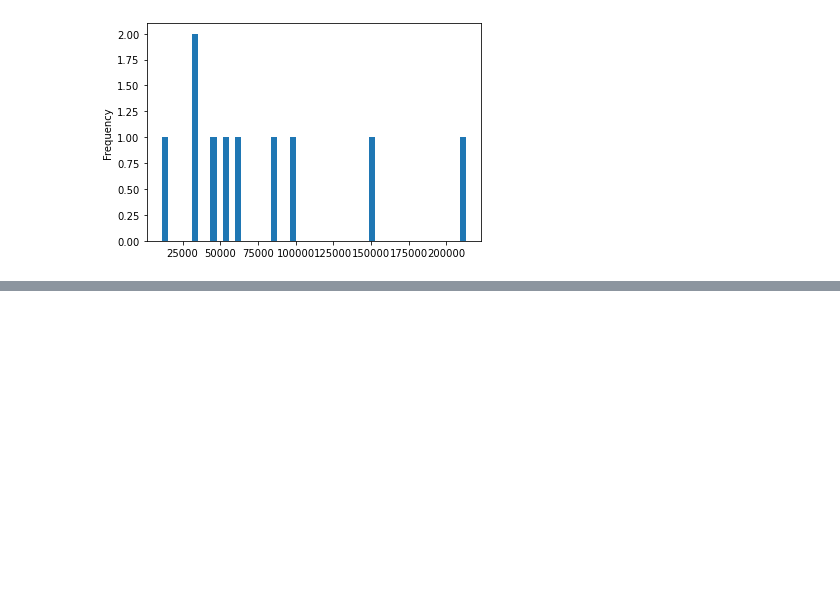
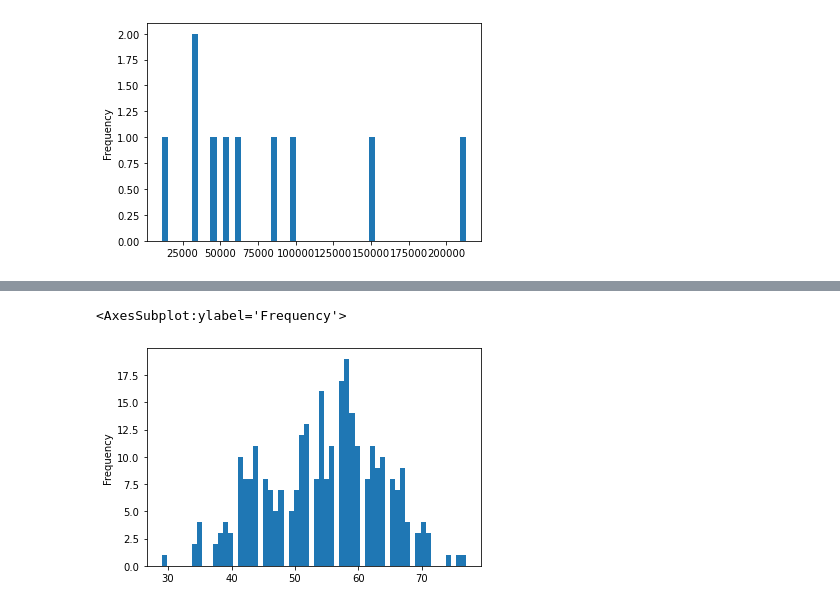
Before and after one commit to arghanath007/Data-Science, a Jupyter notebook: Matplotlib/Introduction.ipynb, the cells around one changed output, grey strips where cells are left out. Saved outputs shown, nothing was run; the diff lists cells and outputs as text; code cells hidden in the pictures; blank space fills up the shorter version.

```diff
--- a/Matplotlib/Introduction.ipynb
+++ b/Matplotlib/Introduction.ipynb
@@ -454,0 +468,5 @@ df['Odometer (KM)'].plot.hist(bins=50)
+# %%
+heart['age'].plot.hist(bins=60)
+# %% [output]
+<AxesSubplot:ylabel='Frequency'>
+[figure, added]
```
Also changed, not shown: parts of 35 cells of this notebook, 2 other files.
